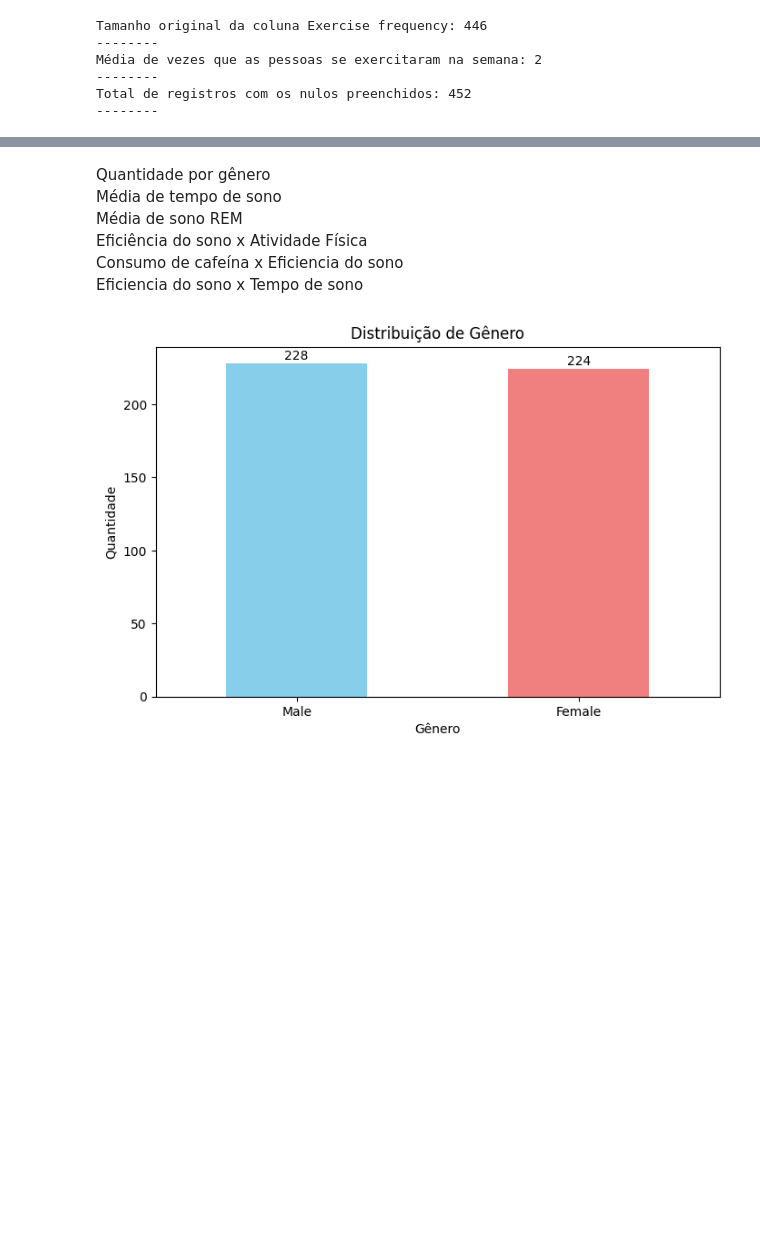
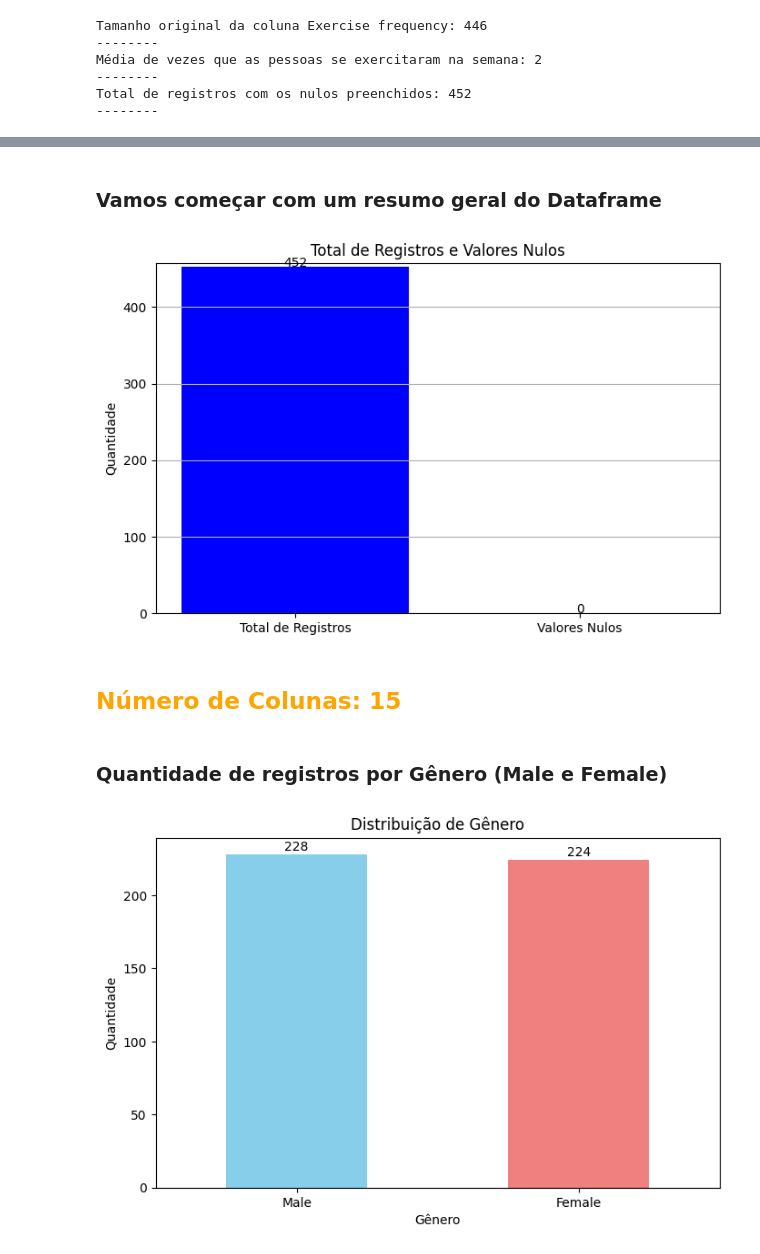
Before and after one commit to thainazanfolin/min_sleep_efficiency, a Jupyter notebook: Projeto_Min_Sleep_Efficiency.ipynb, the cells around one changed output, grey strips where cells are left out. Saved outputs shown, nothing was run; the diff lists cells and outputs as text; code cells hidden in the pictures; blank space fills up the shorter version.

Commit message:
melhorando resumo + documentação

```diff
--- a/Projeto_Min_Sleep_Efficiency.ipynb
+++ b/Projeto_Min_Sleep_Efficiency.ipynb
@@ -288,12 +323,0 @@ Ainda focando em melhorar o dataframe, vimos que as colunas "Waketime" e "Bedtim
-# %%
-df['Bedtime'] = pd.to_datetime(df['Bedtime'], errors='coerce')
-df['Wakeup time'] = pd.to_datetime(df['Wakeup time'], errors='coerce')
-
-# vamos verificar se o Dtype dessas colunas mudaram de fato
-
-# Selecionando as colunas desejadas
-colunas_datatime = ['Bedtime', 'Wakeup time']
-df_selecionado = df[colunas_datatime]
-
-# Chamando o método info() no DataFrame selecionado
-df_selecionado.info()
@@ -313,10 +360,38 @@ Com a limpeza dos dados feita, vamos fazer uma análise geral do dataframe, foca
-# %% [markdown]
-Quantidade por gênero <br>
-Média de tempo de sono <br>
-Média de sono REM <br>
-Eficiência do sono x Atividade Física <br>
-Consumo de cafeína x Eficiencia do sono <br>
-Eficiencia do sono x Tempo de sono
+# %% [markdown]
+### Vamos começar com um resumo geral do Dataframe
+# %%
+# Calcular as quantidades
+num_registros = df.shape[0]            # Total de registros
+num_colunas = df.shape[1]              # Número de colunas
+num_nulos = df.isnull().sum().sum()    # Total de valores nulos
+
+# Gráfico 1 e 3 Juntos: Total de Registros e Valores Nulos
+plt.figure(figsize=(8, 5))
+plt.bar(['Total de Registros', 'Valores Nulos'], [num_registros, num_nulos], color=['blue', 'red'])
+plt.title('Total de Registros e Valores Nulos')
+plt.ylabel('Quantidade')
+plt.ylim(0, max(num_registros, num_nulos) + 5)  # Ajustar o limite do eixo y
+plt.grid(axis='y')
+
+# Mostrar o valor acima das barras
+for i, v in enumerate([num_registros, num_nulos]):
+    plt.text(i, v + 0.2, str(v), ha='center')
+
+# Exibir o gráfico
+plt.show()
+
+# Gráfico 2: Número de Colunas
+from IPython.display import display, HTML # importando
+
+num_colunas = df.shape[1]  # Número de colunas
+
+# Exibir o número de colunas com formatação HTML
+display(HTML(f"<h2 style='color: orange;'>Número de Colunas: <strong>{num_colunas}</strong></h2>"))
+# %% [output]
+[figure, added]
+Número de Colunas: 15
+# %% [markdown]
+### Quantidade de registros por Gênero (Male e Female)
 # %%
 #Quantidade por gênero
 
```
Also changed, not shown: parts of 44 cells of this notebook.
